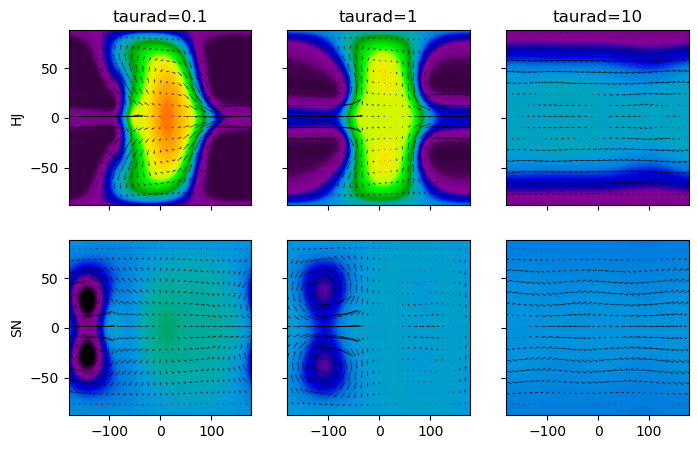
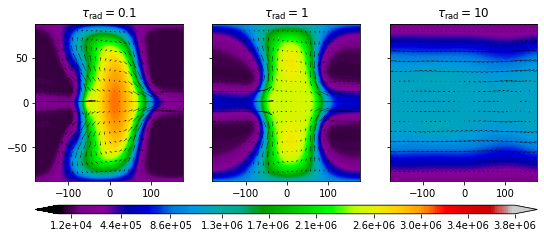
The change to this notebook cell's code, shown as a diff; its figure went from the first image to the second:
--- before
+++ after
@@ -1,8 +1,7 @@
 
 
-fig, axs=plt.subplots(2,3,sharex=True,sharey=True, gridspec_kw=dict(height_ratios=[1, 1], width_ratios=[2, 2, 2]),figsize=(8,5))
+#fig, axs=plt.subplots(1,3,sharex=True,sharey=True, gridspec_kw=dict(height_ratios=[1, 1], width_ratios=[2, 2, 2]),figsize=(8,5))
+fig, axs=plt.subplots(1,3,sharex=True,sharey=True, gridspec_kw=dict(width_ratios=[2, 2, 2]),figsize=(9,3))
 
-
-plt.rcParams['text.usetex'] = False
 
 X = lambdas*180/np.pi
@@ -17,5 +16,6 @@
 bounds2=np.interp(np.linspace(4*10**6-100000,4*10**6+3.8*10**6,len(bounds)*20),bounds,bounds)-4*10**6
 CS = plt.contourf(X, Y, PhiPBSTaurad0p1, levels=bounds2, cmap=cm.nipy_spectral, extend='both')  
-#colorbar = plt.colorbar(CS)
+#fig.colorbar(location="bottom")
+#colorbar = plt.colorbar(CS, orientation="horizontal")
 
 #axs[0,0].contourf(X, Y, PhiPBSTaurad0p1+40*10**6,levels=bounds2, cmap=cm.nipy_spectral, extend='both')
@@ -27,54 +27,48 @@
 
 
-axs[0,0].quiver(Xsparse,Ysparse,UPhiPBSTaurad0p1sparse,VPhiPBSTaurad0p1sparse)
+axs[0].quiver(Xsparse,Ysparse,UPhiPBSTaurad0p1sparse,VPhiPBSTaurad0p1sparse)
 
 
-axs[0,0].contourf(X, Y, PhiPBSTaurad0p1, cmap=cm.nipy_spectral,levels=bounds2)
+axs[0].contourf(X, Y, PhiPBSTaurad0p1, cmap=cm.nipy_spectral,levels=bounds2)
 UPhiPBSTaurad0p1sparse=UPBSTaurad0p1[0::sparseness,0::sparseness]
 VPhiPBSTaurad0p1sparse=VPBSTaurad0p1[0::sparseness,0::sparseness]
-axs[0,0].quiver(Xsparse,Ysparse,UPhiPBSTaurad0p1sparse,VPhiPBSTaurad0p1sparse)
-axs[0,0].set_title('taurad=0.1')
-axs[0,0].set_ylabel('HJ')
+axs[0].quiver(Xsparse,Ysparse,UPhiPBSTaurad0p1sparse,VPhiPBSTaurad0p1sparse)
+axs[0].set_title(r'$\tau_{\rm rad}=0.1$')
+#axs[0].set_title(r'$p_{\rm out}$')
 
 
-axs[0,1].contourf(X, Y, PhiPBSTaurad1, cmap=cm.nipy_spectral,levels=bounds2)
+axs[1].contourf(X, Y, PhiPBSTaurad1, cmap=cm.nipy_spectral,levels=bounds2)
 UPhiPBSTaurad1sparse=UPBSTaurad1[0::sparseness,0::sparseness]
 VPhiPBSTaurad1sparse=VPBSTaurad1[0::sparseness,0::sparseness]
-axs[0,1].quiver(Xsparse,Ysparse,UPhiPBSTaurad1sparse,VPhiPBSTaurad1sparse)
-axs[0,1].set_title('taurad=1')
+axs[1].quiver(Xsparse,Ysparse,UPhiPBSTaurad1sparse,VPhiPBSTaurad1sparse)
+axs[1].set_title(r'$\tau_{\rm rad}=1$')
 
 
-axs[0,2].contourf(X, Y, PhiPBSTaurad10, cmap=cm.nipy_spectral,levels=bounds2)
+axs[2].contourf(X, Y, PhiPBSTaurad10, cmap=cm.nipy_spectral,levels=bounds2)
 UPhiPBSTaurad10sparse=UPBSTaurad10[0::sparseness,0::sparseness]
 VPhiPBSTaurad10sparse=VPBSTaurad10[0::sparseness,0::sparseness]
-axs[0,2].quiver(Xsparse,Ysparse,UPhiPBSTaurad10sparse,VPhiPBSTaurad10sparse)
-axs[0,2].set_title('taurad=10')
+axs[2].quiver(Xsparse,Ysparse,UPhiPBSTaurad10sparse,VPhiPBSTaurad10sparse)
+axs[2].set_title(r'$\tau_{\rm rad}=10$')
 
-    
-axs[1,0].contourf(X, Y, PhiA3Taurad0p1, cmap=cm.nipy_spectral,levels=bounds2,extend='both')
-UPhiA3Taurad0p1sparse=UA3Taurad0p1[0::sparseness,0::sparseness]
-VPhiA3Taurad0p1sparse=VA3Taurad0p1[0::sparseness,0::sparseness]
-axs[1,0].quiver(Xsparse,Ysparse,UPhiA3Taurad0p1sparse,VPhiA3Taurad0p1sparse)
-axs[1,0].set_ylabel('SN')
+fig.subplots_adjust(bottom=.15)
 
+plt.draw()
+p0 = axs[0].get_position().get_points().flatten()
+p1 = axs[1].get_position().get_points().flatten()
+p2 = axs[2].get_position().get_points().flatten()
+ax_cbar = fig.add_axes([p0[0], 0, p2[2]-p0[0], 0.04])
+cbar=fig.colorbar(CS, cax=ax_cbar, orientation='horizontal',ticks=[1.2*10**4,4.4*10**5,8.6*10**5,1.3*10**6,1.7*10**6,2.1*10**6,2.6*10**6,3.0*10**6,3.4*10**6,3.8*10**6])
+#cbar = fig.colorbar(CS, [8.6*10**5,1.3*10**6,1.7*10**6,2.1*10**6,2.6*10**6])
+cbar.ax.set_xticklabels(['1.2e+04','4.4e+05','8.6e+05','1.3e+06','1.7e+06','2.1e+06','2.6e+06','3.0e+06','3.4e+06','3.8e+06']) 
 
-axs[1,1].contourf(X, Y, PhiA3Taurad1, cmap=cm.nipy_spectral,levels=bounds2)
-UPhiA3Taurad1sparse=UA3Taurad1[0::sparseness,0::sparseness]
-VPhiA3Taurad1sparse=VA3Taurad1[0::sparseness,0::sparseness]
-axs[1,1].quiver(Xsparse,Ysparse,UPhiA3Taurad1sparse,VPhiA3Taurad1sparse)
-
-
-axs[1,2].contourf(X, Y, PhiA3Taurad10, cmap=cm.nipy_spectral,levels=bounds2)
-UPhiA3Taurad10sparse=UA3Taurad10[0::sparseness,0::sparseness]
-VPhiA3Taurad10sparse=VA3Taurad10[0::sparseness,0::sparseness]
-axs[1,2].quiver(Xsparse,Ysparse,UPhiA3Taurad10sparse,VPhiA3Taurad10sparse)    
+plt.show()
+fig.savefig('PBS.png', dpi = 300,bbox_inches='tight')
 
 
 
-#fig.subplots_adjust(right=0.9)
 
 #cbar_ax = fig.add_axes([0.95, 0.05, 0.05, 0.7])
 #fig.colorbar(CS,ax=axs.ravel().tolist())
-plt.savefig('test.png', dpi = 300)
-plt.show()
 
+
+

Commit: add end-to-end test